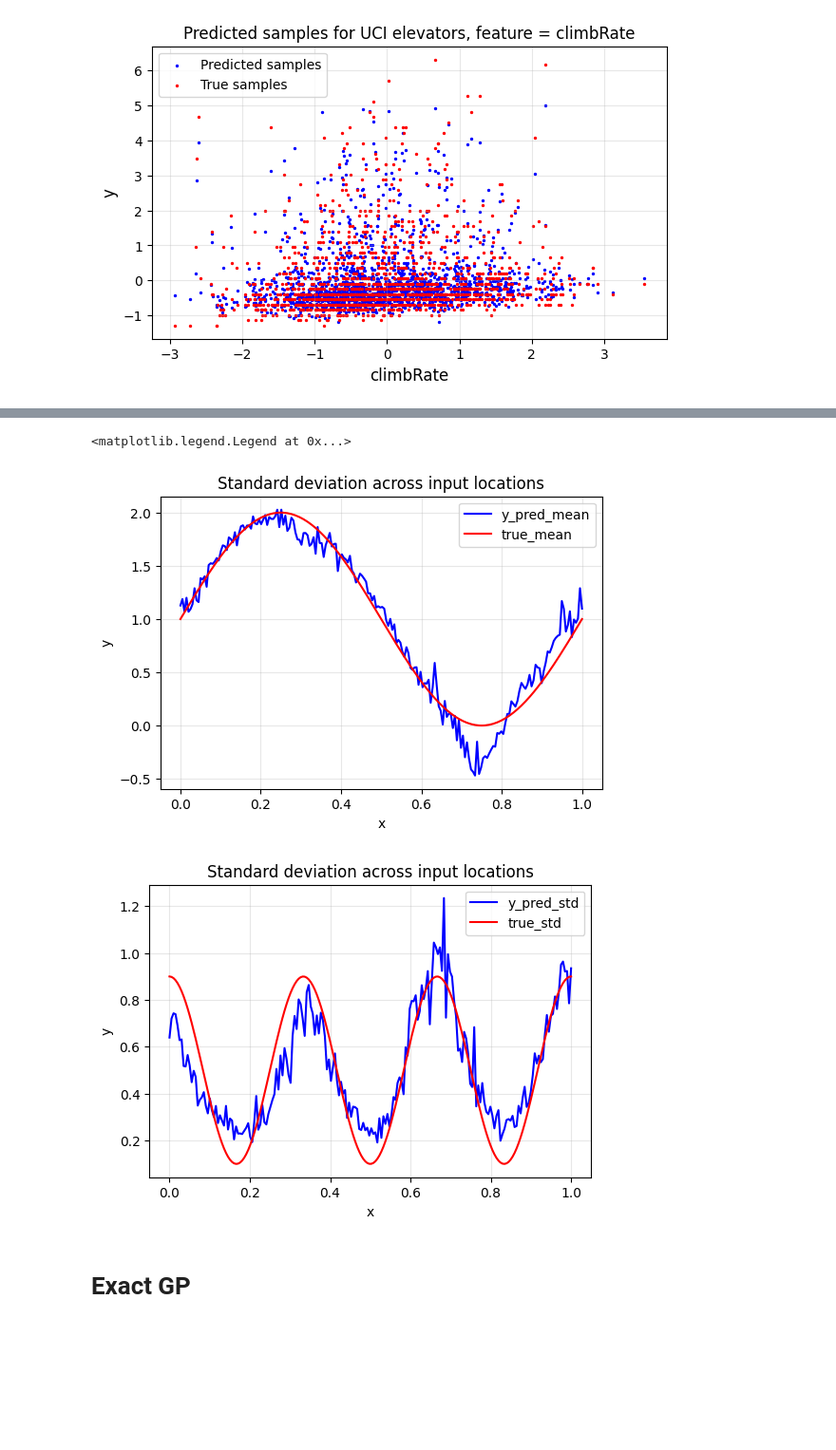
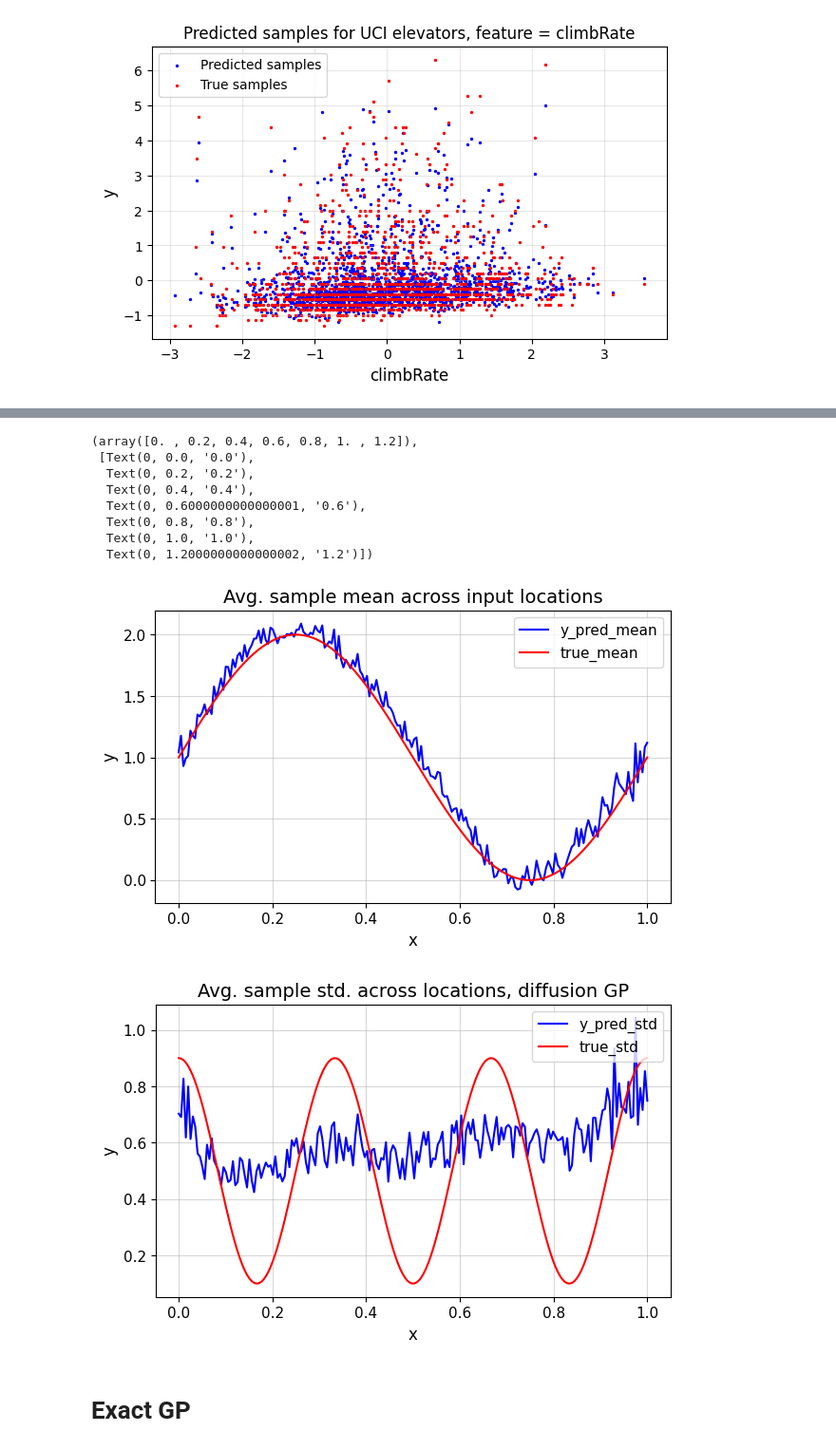
Before and after one commit to gurooria/Diffusion-Gaussian-Processes, a Jupyter notebook: synthetic/usage.ipynb, the cells around one changed output, grey strips where cells are left out. Shown: that part at 95% size. Saved outputs shown, nothing was run; the diff lists cells and outputs as text; code cells hidden in the pictures; blank space fills up the shorter version.

```diff
--- a/synthetic/usage.ipynb
+++ b/synthetic/usage.ipynb
@@ -11,7 +11,7 @@ from gp_models import ApproximateGP
 # %% [markdown]
 # Sanity check
 # %%
-dataset = DiffusionDataset(dataset_name='sin_1d', n_samples=3000, seed=42, x_normalise=True, y_normalise=True)
+dataset = DiffusionDataset(dataset_name='sin_1d', n_samples=5000, seed=42, x_normalise=True, y_normalise=True)
 train_loader, test_loader, val_loader = get_dataloader(dataset, batch_size=32, train_ratio=0.8, val_ratio=0.1, shuffle=True, seed=42)
 batch = next(iter(train_loader))
 batch['X'][:5]
@@ -248,0 +278,10 @@ RMSE on test set for constant and [1.5, 1.5, 1.5] matern nu: 0.4529874324798584
+# %%
+# calculate negative log likelihood
+def gaussian_nll(y_true, mu, sigma):
+    return 0.5 * torch.log(2 * torch.pi * sigma**2) + (y_true - mu)**2 / (2 * sigma**2)
+
+nll = 0
+for i in range(len(samples_mean)):
+    nll += gaussian_nll(true_values[i], samples_mean[i], samples_std[i])
+nll = nll / len(samples_mean)
+print(f"NLL: {nll}")
@@ -295,12 +359,12 @@ x_locations = torch.linspace(0, 1, 200, dtype=torch.float32)
 x_locations = x_locations.reshape(-1, 1)
 x_locations = torch.tensor(x_scalar.transform(x_locations), device=device).to(torch.float32)
 y_t = torch.randn_like(torch.zeros(x_locations.shape[0], 1), device=device, dtype=torch.float32)
-num_samples = 50
+num_samples = 100
 samples = torch.empty(x_locations.shape[0], num_samples, device=device, dtype=torch.float32)
 
 with tqdm(total=num_samples) as pbar:
     for i in range(num_samples):
-        samples[:, i] = sample_dgp(model, likelihood, T, x_locations, y_t, diffusion, clamp=True)[:, 0]
+        samples[:, i] = sample_dgp(model, likelihood, T, x_locations, y_t, diffusion, clamp=True, clamp_mag=4)[:,0]
         pbar.update(1)
 
 samples = y_scalar.inverse_transform(samples)
@@ -335,30 +458,43 @@ plt.legend()
+# %%
+y_pred_mean = y_scalar.inverse_transform(y_pred_mean.reshape(-1, 1))
 # %%
 # plot the standard deviation across input locations
-plt.figure(figsize=(6, 4))
-plt.grid(alpha=0.3)
-plt.xlabel('x')
-plt.ylabel('y')
-plt.title('Standard deviation across input locations')
+plt.figure(figsize=(7, 4))
+plt.grid(alpha=0.5)
+plt.xlabel('x', fontsize=12)
+plt.ylabel('y', fontsize=12)
+plt.title('Avg. sample mean across input locations', fontsize=14)
 plt.plot(x_locations, y_pred_mean, label='y_pred_mean', c='b')
 # plot the true mean
 plt.plot(x_locations, 1 + np.sin(2 * np.pi * x_locations), label='true_mean', c='r')
-plt.legend(loc='upper right')
+plt.legend(loc='upper right', fontsize=11)
+plt.xticks(fontsize=11)
+plt.yticks(fontsize=11)
 
 # plot the standard deviation across input locations
-plt.figure(figsize=(6, 4))
-plt.grid(alpha=0.3)
-plt.xlabel('x')
-plt.ylabel('y')
-plt.title('Standard deviation across input locations')
+plt.figure(figsize=(7, 4))
+plt.grid(alpha=0.5)
+plt.xlabel('x', fontsize=12)
+plt.ylabel('y', fontsize=12)
+plt.title('Avg. sample std. across locations, diffusion GP', fontsize=14)
 plt.plot(x_locations, y_pred_std, label='y_pred_std', c='b')
 # plot the true standard deviation
 plt.plot(x_locations, 0.5 + 0.4 * np.cos(6 * np.pi * x_locations), label='true_std', c='r')
 # plt.ylim(-1, 1.5)
-plt.legend(loc='upper right')
+plt.legend(loc='upper right', fontsize=11)
+plt.xticks(fontsize=11)
+plt.yticks(fontsize=11)
 # %% [output]
-<matplotlib.legend.Legend at 0x...>
+(array([0. , 0.2, 0.4, 0.6, 0.8, 1. , 1.2]),
+ [Text(0, 0.0, '0.0'),
+  Text(0, 0.2, '0.2'),
+  Text(0, 0.4, '0.4'),
+  Text(0, 0.6000000000000001, '0.6'),
+  Text(0, 0.8, '0.8'),
+  Text(0, 1.0, '1.0'),
+  Text(0, 1.2000000000000002, '1.2')])
-[figure, old version]
+[figure, new version]
-[figure, old version]
+[figure, new version]
 # %% [markdown]
 # Exact GP
 # %%
```
Also changed, not shown: parts of 16 cells of this notebook, 19 other files.
